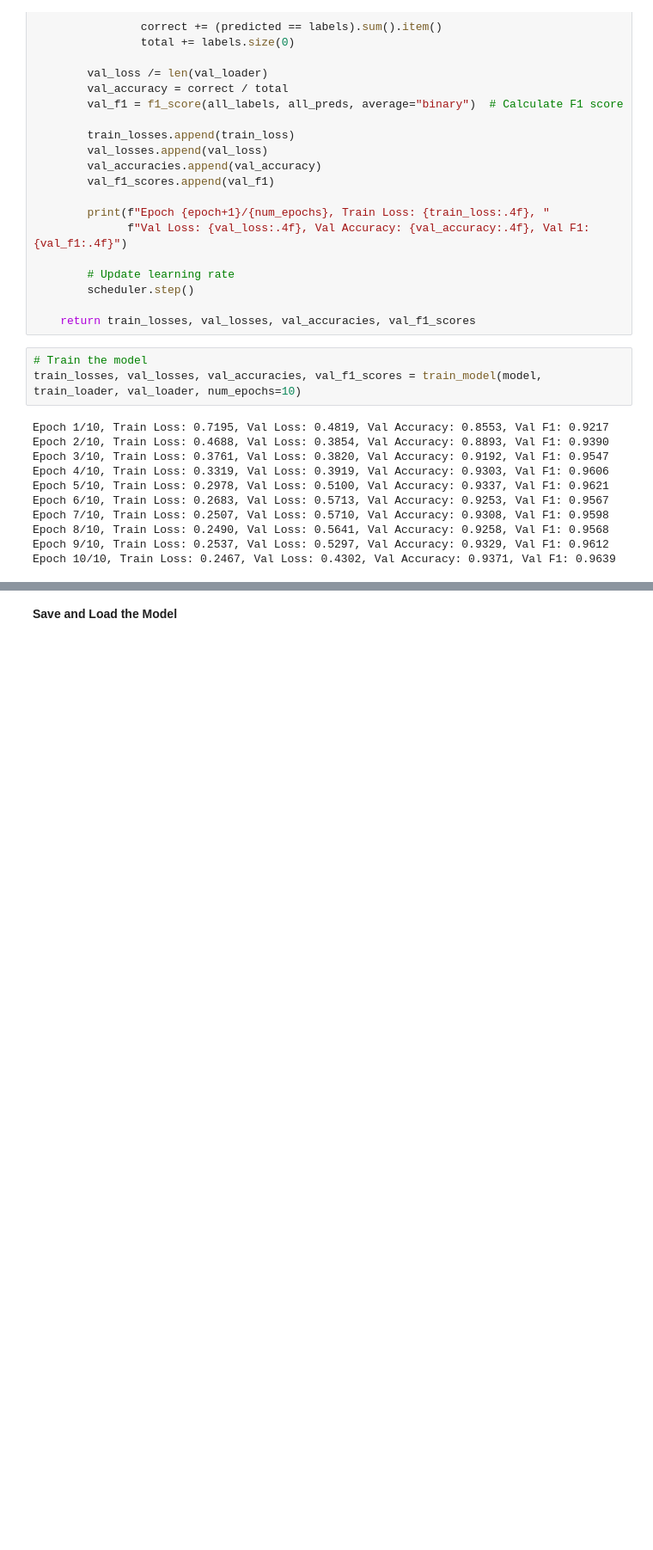
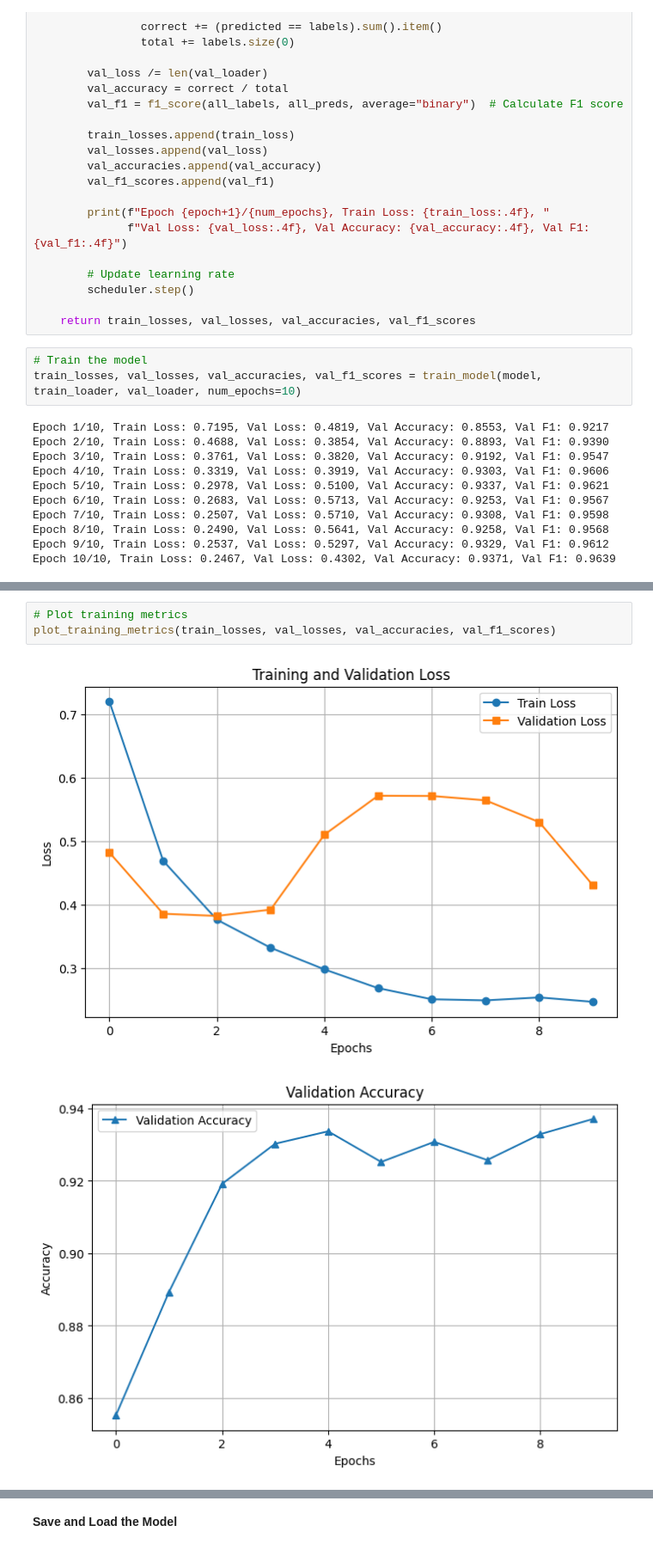
Before and after one commit to pizzaxpainter/Driver-Fatigue-Detection, a Jupyter notebook: CNN/CNN.ipynb, the cells around one changed output, grey strips where cells are left out. Shown at 86% size. Drawn from its saved outputs; the diff is of its cells as text; blank space fills up the shorter version.

```diff
--- a/CNN/CNN.ipynb
+++ b/CNN/CNN.ipynb
@@ -208,0 +214,6 @@ plt.show()
+# %%
+# Plot training metrics
+plot_training_metrics(train_losses, val_losses, val_accuracies, val_f1_scores)
+# %% [output]
+[figure, added]
+[figure, added]
```
Also changed, not shown: parts of 24 cells of this notebook, 10 other files.
